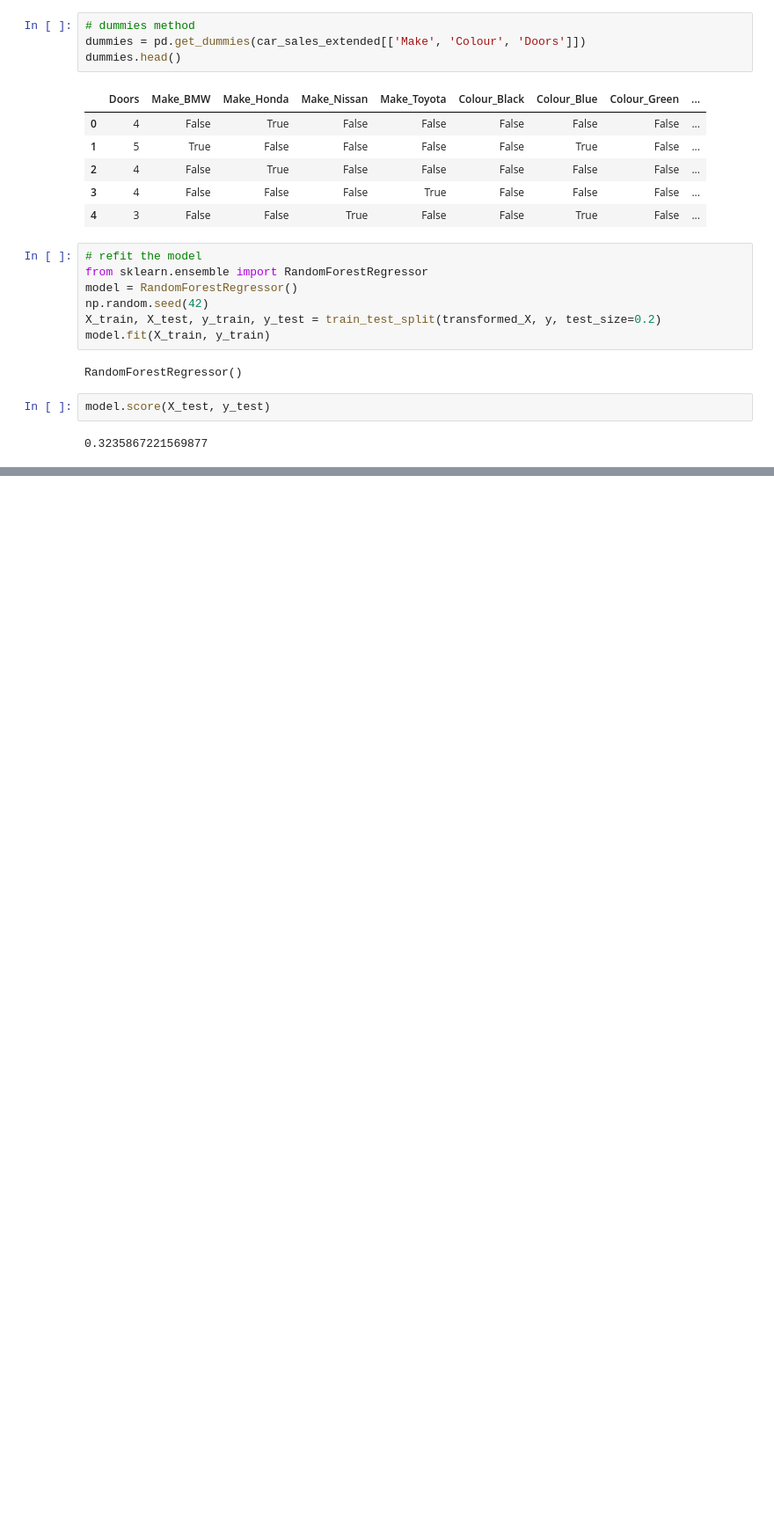
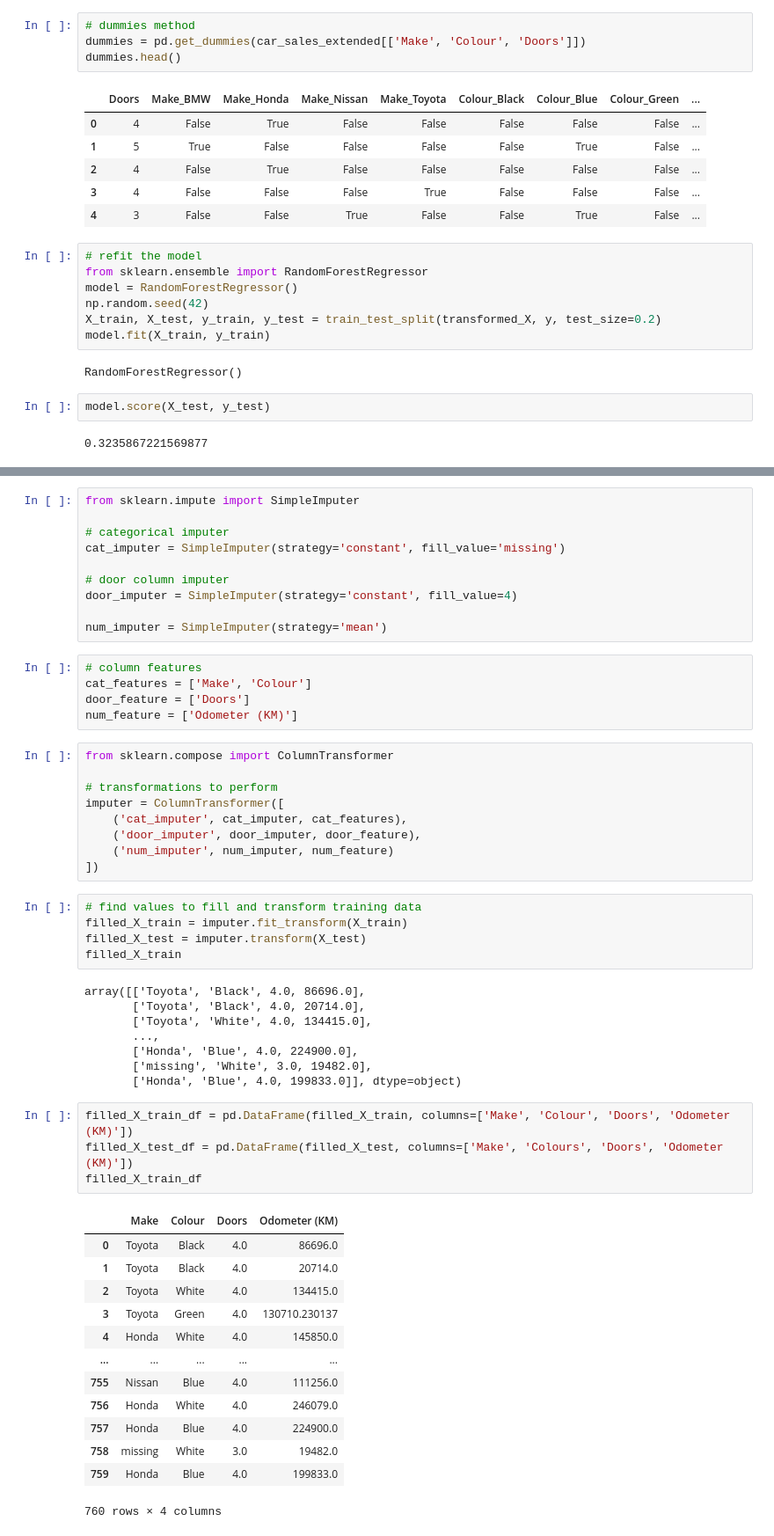
Before and after one commit to mebestaca/Path-to-Machine-Learning, a Jupyter notebook: Introduction to Scikit Learn/Introduction to Scikit Learn.ipynb, the cells around one changed output, grey strips where cells are left out. Shown at 88% size. Cells and saved outputs as stored; diff of their text form; blank space fills up the shorter version.

```diff
--- a/Introduction to Scikit Learn/Introduction to Scikit Learn.ipynb
+++ b/Introduction to Scikit Learn/Introduction to Scikit Learn.ipynb
@@ -336,0 +441,55 @@ model.score(X_test, y_test)
+# %%
+from sklearn.impute import SimpleImputer
+
+# categorical imputer
+cat_imputer = SimpleImputer(strategy='constant', fill_value='missing')
+
+# door column imputer
+door_imputer = SimpleImputer(strategy='constant', fill_value=4)
+
+num_imputer = SimpleImputer(strategy='mean')
+# %%
+# column features
+cat_features = ['Make', 'Colour']
+door_feature = ['Doors']
+num_feature = ['Odometer (KM)']
+# %%
+from sklearn.compose import ColumnTransformer
+
+# transformations to perform
+imputer = ColumnTransformer([
+    ('cat_imputer', cat_imputer, cat_features),
+    ('door_imputer', door_imputer, door_feature),
+    ('num_imputer', num_imputer, num_feature)
+])
+# %%
+# find values to fill and transform training data
+filled_X_train = imputer.fit_transform(X_train)
+filled_X_test = imputer.transform(X_test)
+filled_X_train
+# %% [output]
+array([['Toyota', 'Black', 4.0, 86696.0],
+       ['Toyota', 'Black', 4.0, 20714.0],
+       ['Toyota', 'White', 4.0, 134415.0],
+       ...,
+       ['Honda', 'Blue', 4.0, 224900.0],
+       ['missing', 'White', 3.0, 19482.0],
+       ['Honda', 'Blue', 4.0, 199833.0]], dtype=object)
+# %%
+filled_X_train_df = pd.DataFrame(filled_X_train, columns=['Make', 'Colour', 'Doors', 'Odometer (KM)'])
+filled_X_test_df = pd.DataFrame(filled_X_test, columns=['Make', 'Colours', 'Doors', 'Odometer (KM)'])
+filled_X_train_df
+# %% [output]
+|  | Make | Colour | Doors | Odometer (KM) |
+| 0 | Toyota | Black | 4.0 | 86696.0 |
+| 1 | Toyota | Black | 4.0 | 20714.0 |
+| 2 | Toyota | White | 4.0 | 134415.0 |
+| 3 | Toyota | Green | 4.0 | 130710.230137 |
+| 4 | Honda | White | 4.0 | 145850.0 |
+| ... | ... | ... | ... | ... |
+| 755 | Nissan | Blue | 4.0 | 111256.0 |
+| 756 | Honda | White | 4.0 | 246079.0 |
+| 757 | Honda | Blue | 4.0 | 224900.0 |
+| 758 | missing | White | 3.0 | 19482.0 |
+| 759 | Honda | Blue | 4.0 | 199833.0 |
+760 rows × 4 columns
```
Also changed, not shown: parts of 22 cells of this notebook.
